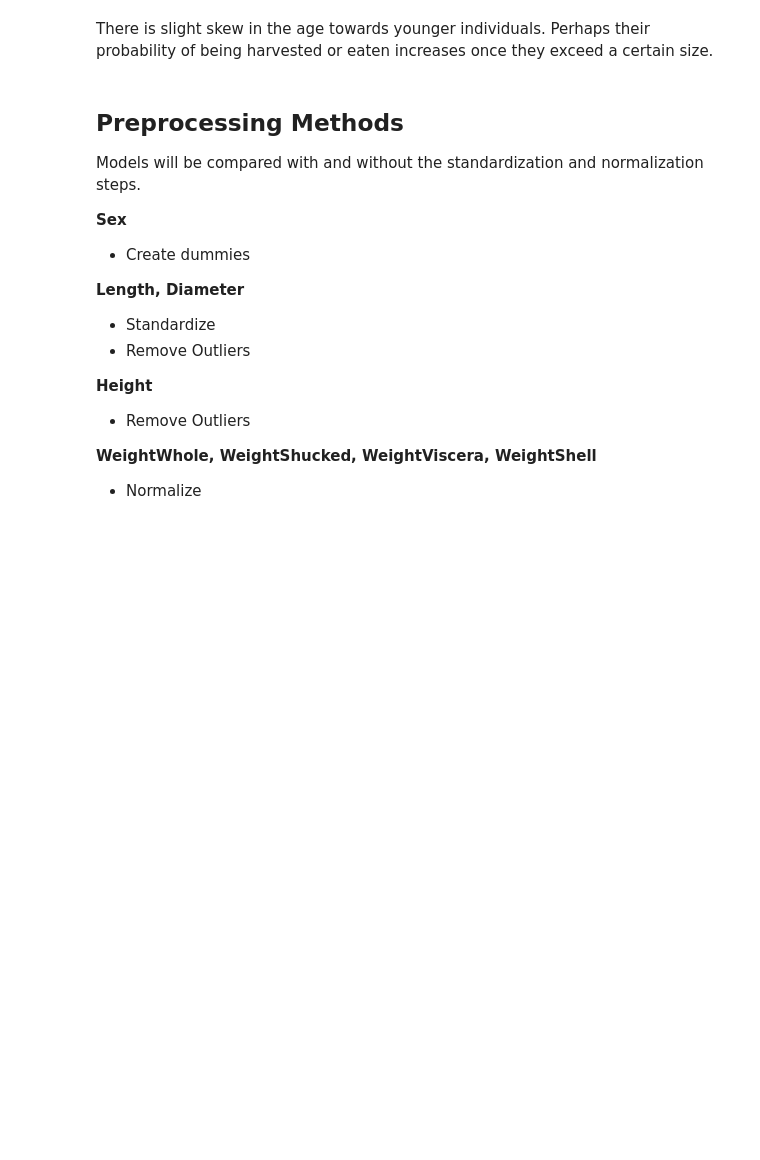
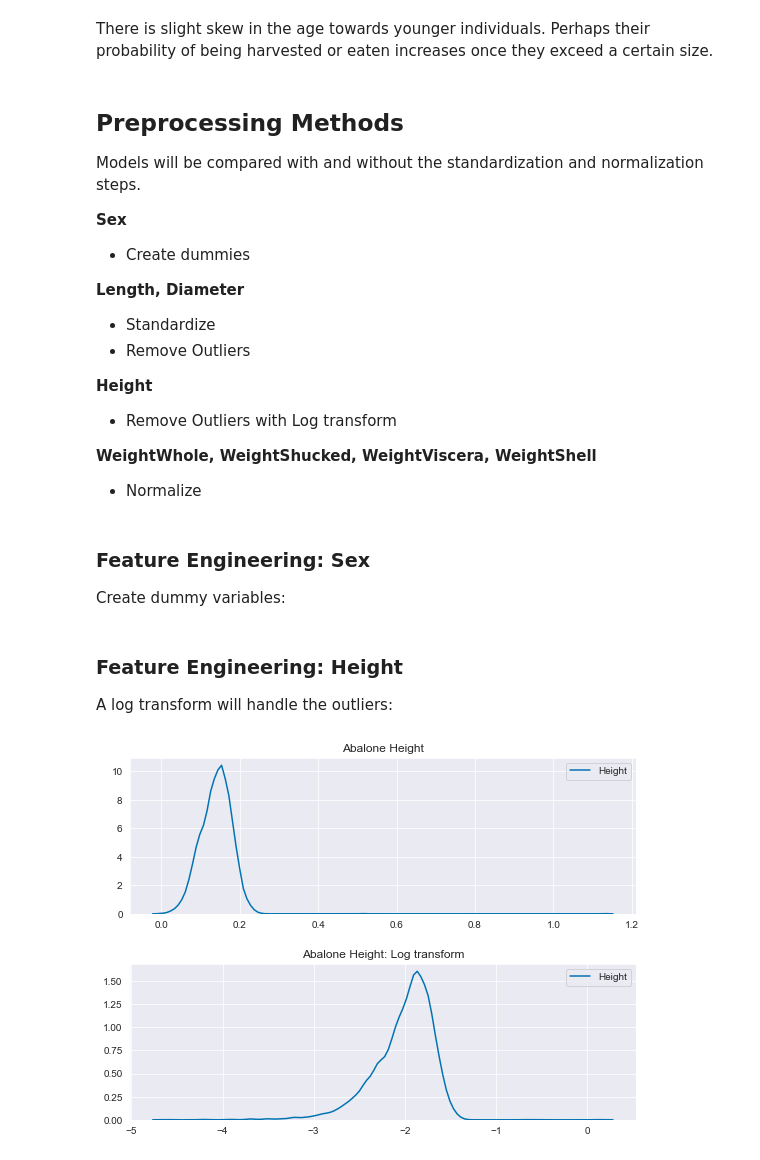
Before and after one commit to chrisammon3000/uci-abalone, a Jupyter notebook: notebooks/190924-gcl-initial-exploration.ipynb, the cells around one changed output. Cells and saved outputs as stored; diff of their text form; code cells hidden in the pictures; blank space fills up the shorter version.

```diff
--- a/notebooks/190924-gcl-initial-exploration.ipynb
+++ b/notebooks/190924-gcl-initial-exploration.ipynb
@@ -172,7 +174,34 @@ Models will be compared with and without the standardization and normalization s
 * Remove Outliers
 
 **Height**
-* Remove Outliers
+* Remove Outliers with Log transform
 
 **WeightWhole, WeightShucked, WeightViscera, WeightShell**
 * Normalize
+# %% [markdown]
+### Feature Engineering: Sex
+
+Create dummy variables:
+# %%
+# Creates dummy variables
+sex_dummies = pd.get_dummies(raw['Sex'], drop_first=True, prefix='Sex')
+raw = pd.concat([raw, sex_dummies], axis=1).drop('Sex', axis=1)
+# %% [markdown]
+### Feature Engineering: Height
+
+A log transform will handle the outliers:
+# %%
+# Graphs different distributions before and after transform
+fig, ax = plt.subplots(2, 1, figsize=(8, 6))
+
+sns.kdeplot(raw['Height'], ax=ax[0])
+sns.kdeplot(np.log(raw['Height']), ax=ax[1])
+
+ax[0].set_title('Abalone Height')
+ax[1].set_title('Abalone Height: Log transform')
+
+plt.tight_layout(pad=2)
+
+plt.show()
+# %% [output]
+[figure, added]
```
Also changed, not shown: parts of 8 cells of this notebook.
